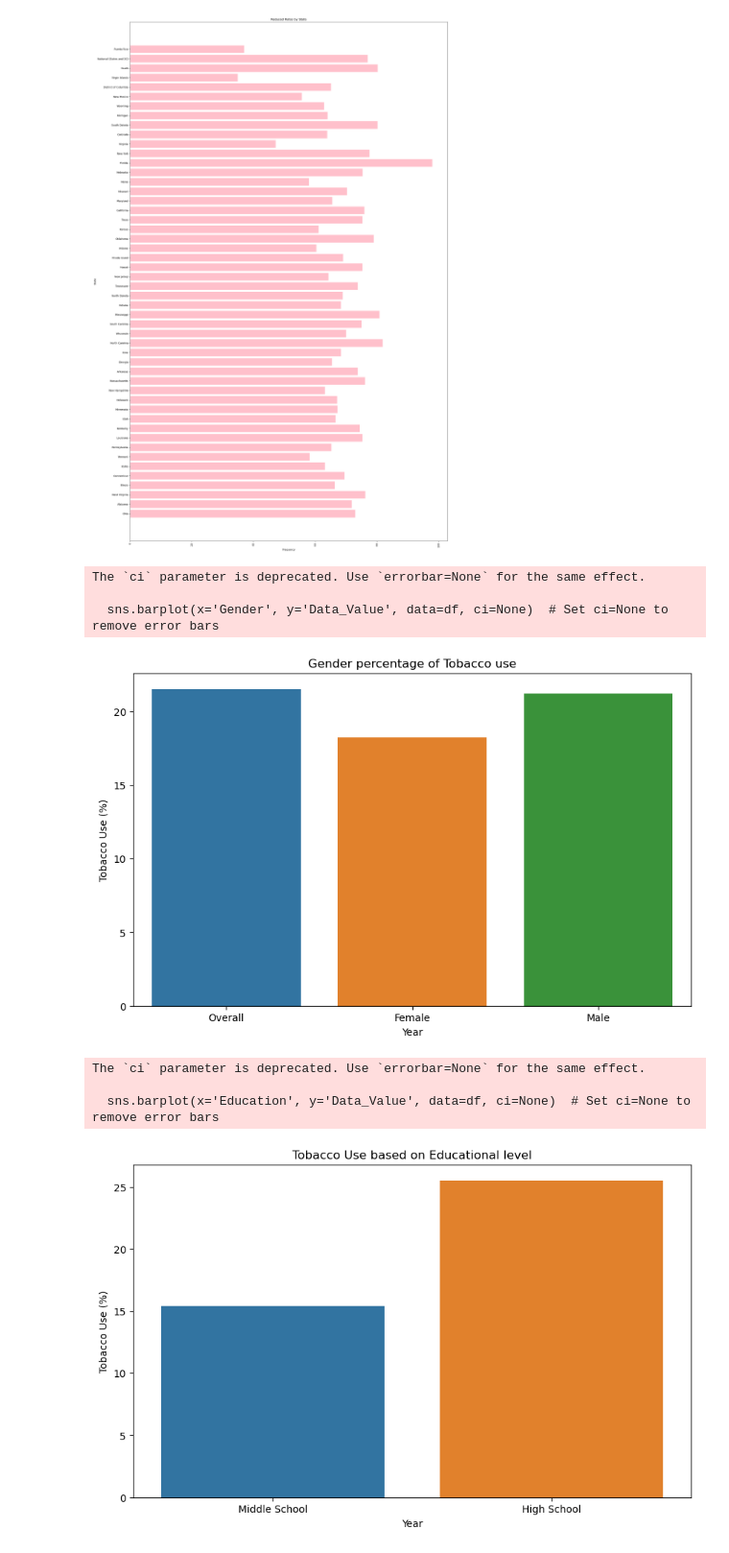
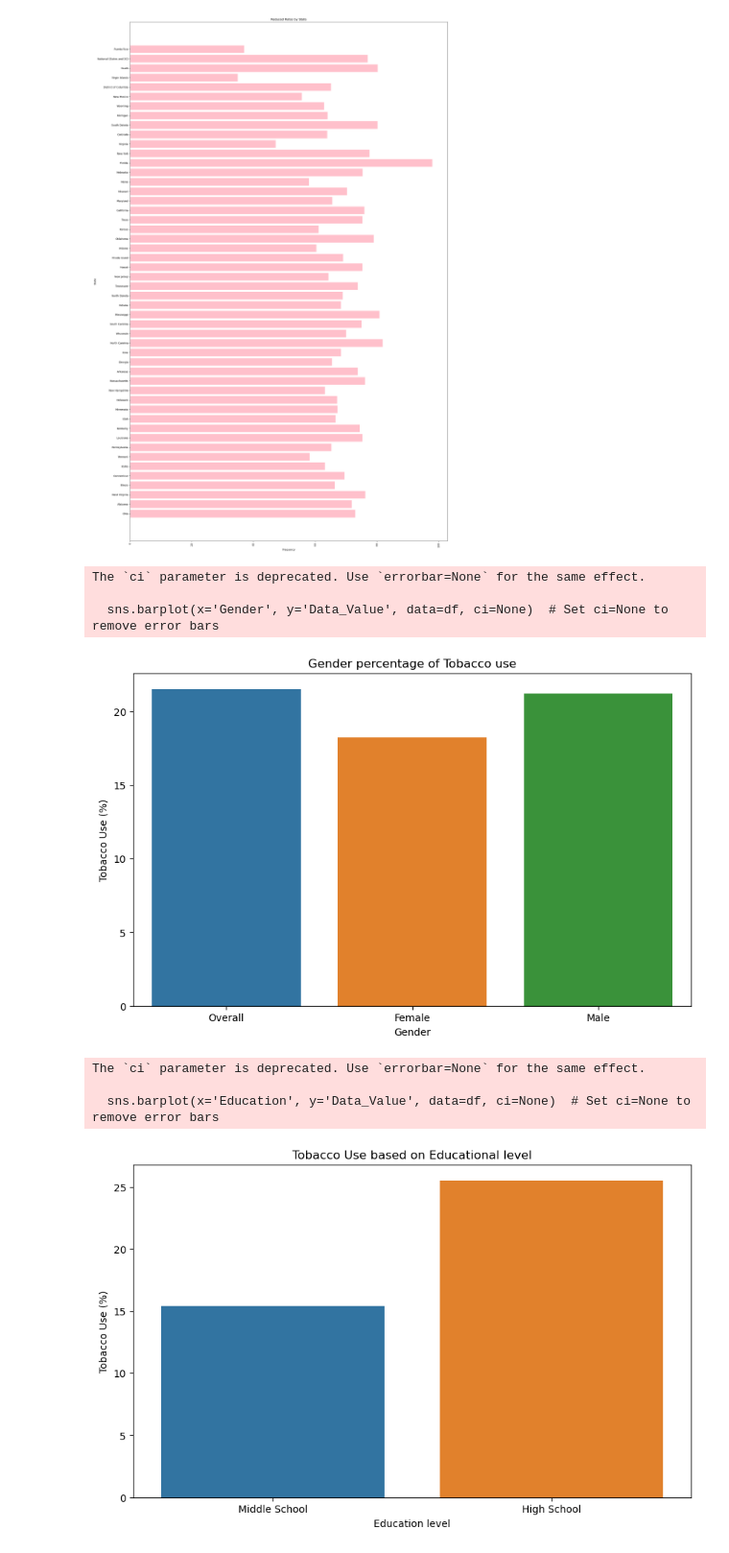
Before and after one commit to Lovelourdie/Project1_DataViz, a Jupyter notebook: clean_data.ipynb, the cells around one changed output. Shown: that part at 96% size. Saved outputs shown, nothing was run; the diff lists cells and outputs as text; code cells hidden in the pictures.

```diff
--- a/clean_data.ipynb
+++ b/clean_data.ipynb
@@ -289,7 +257,7 @@ plt.show()
 plt.figure(figsize=(10, 6))
 sns.barplot(x='Gender', y='Data_Value', data=df, ci=None)  # Set ci=None to remove error bars
 plt.title('Gender percentage of Tobacco use')
-plt.xlabel('Year')
+plt.xlabel('Gender')
 plt.ylabel('Tobacco Use (%)')
 
 plt.show()
@@ -297,17 +265,17 @@ plt.show()
 The `ci` parameter is deprecated. Use `errorbar=None` for the same effect.
 
   sns.barplot(x='Gender', y='Data_Value', data=df, ci=None)  # Set ci=None to remove error bars
-[figure, old version]
+[figure, new version]
 # %%
 plt.figure(figsize=(10, 6))
 sns.barplot(x='Education', y='Data_Value', data=df, ci=None)  # Set ci=None to remove error bars
 plt.title('Tobacco Use based on Educational level')
-plt.xlabel('Year')
+plt.xlabel('Education level')
 plt.ylabel('Tobacco Use (%)')
 
 plt.show()
 # %% [output]
 The `ci` parameter is deprecated. Use `errorbar=None` for the same effect.
 
   sns.barplot(x='Education', y='Data_Value', data=df, ci=None)  # Set ci=None to remove error bars
-[figure, old version]
+[figure, new version]
```
Also changed, not shown: parts of 7 cells of this notebook.
